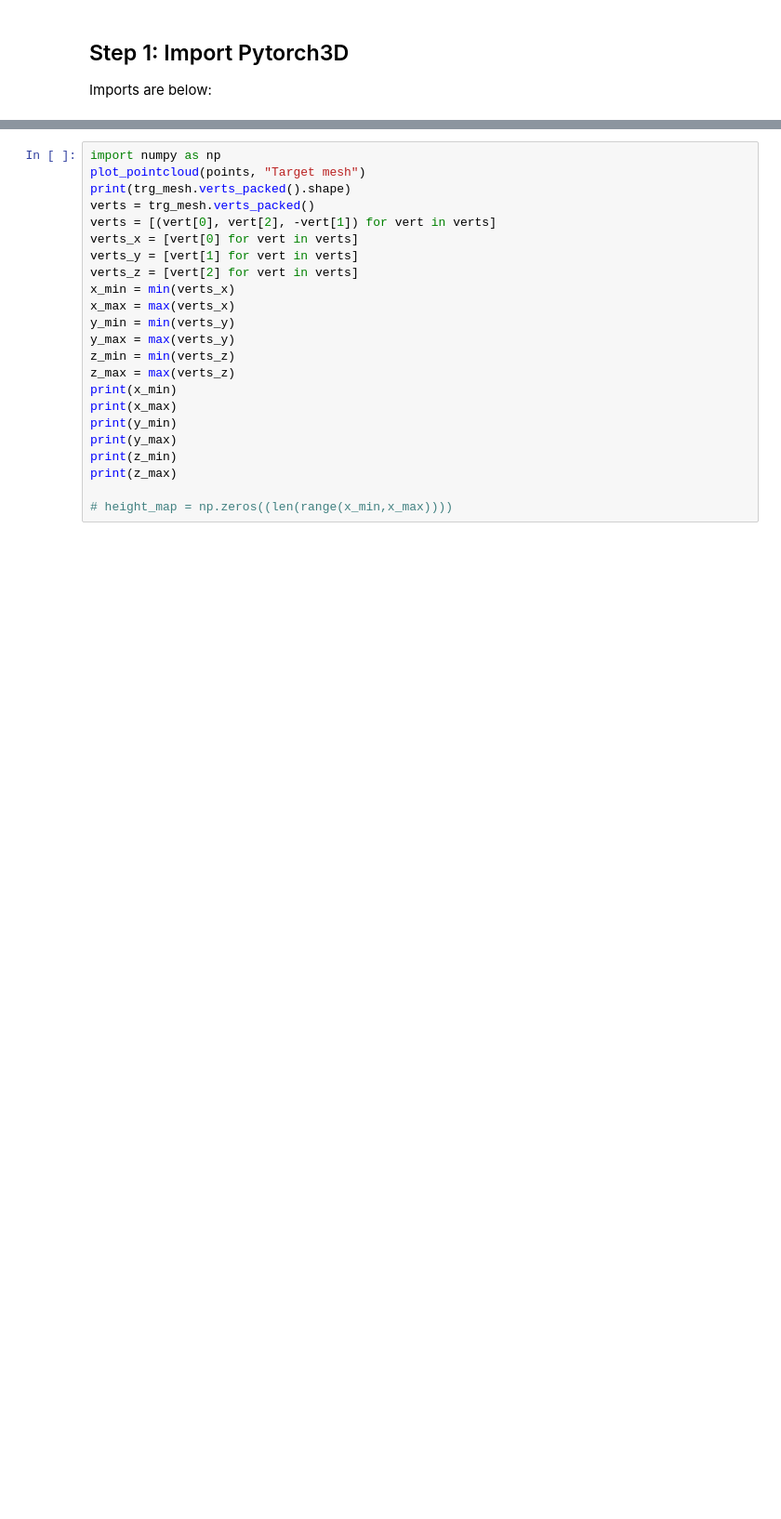
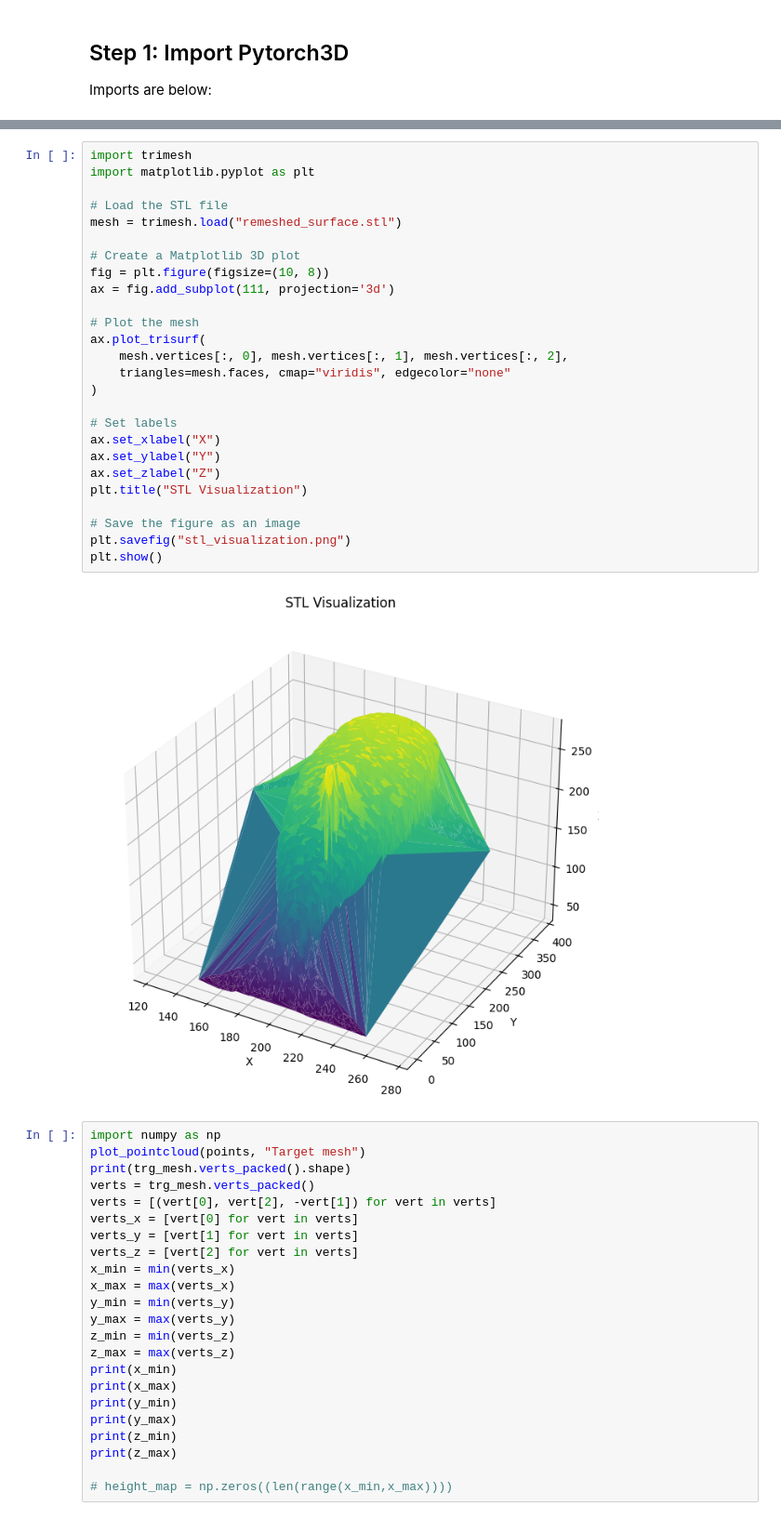
Before and after one commit to jes-bro/rock-GAN, a Jupyter notebook: manage_STLs/load_stl.ipynb, the cells around one changed output, grey strips where cells are left out. Shown at 93% size. Drawn from its saved outputs; the diff is of its cells as text; blank space fills up the shorter version.

```diff
--- a/manage_STLs/load_stl.ipynb
+++ b/manage_STLs/load_stl.ipynb
@@ -180,3 +591,31 @@ AttributeError: 'list' object has no attribute 'ndim'
+# %%
+import trimesh
+import matplotlib.pyplot as plt
+
+# Load the STL file
+mesh = trimesh.load("remeshed_surface.stl")
+
+# Create a Matplotlib 3D plot
+fig = plt.figure(figsize=(10, 8))
+ax = fig.add_subplot(111, projection='3d')
+
+# Plot the mesh
+ax.plot_trisurf(
+    mesh.vertices[:, 0], mesh.vertices[:, 1], mesh.vertices[:, 2],
+    triangles=mesh.faces, cmap="viridis", edgecolor="none"
+)
+
+# Set labels
+ax.set_xlabel("X")
+ax.set_ylabel("Y")
+ax.set_zlabel("Z")
+plt.title("STL Visualization")
+
+# Save the figure as an image
+plt.savefig("stl_visualization.png")
+plt.show()
+# %% [output]
+[figure, added]
 # %%
 import numpy as np
 plot_pointcloud(points, "Target mesh")
```
Also changed, not shown: parts of 6 cells of this notebook.
